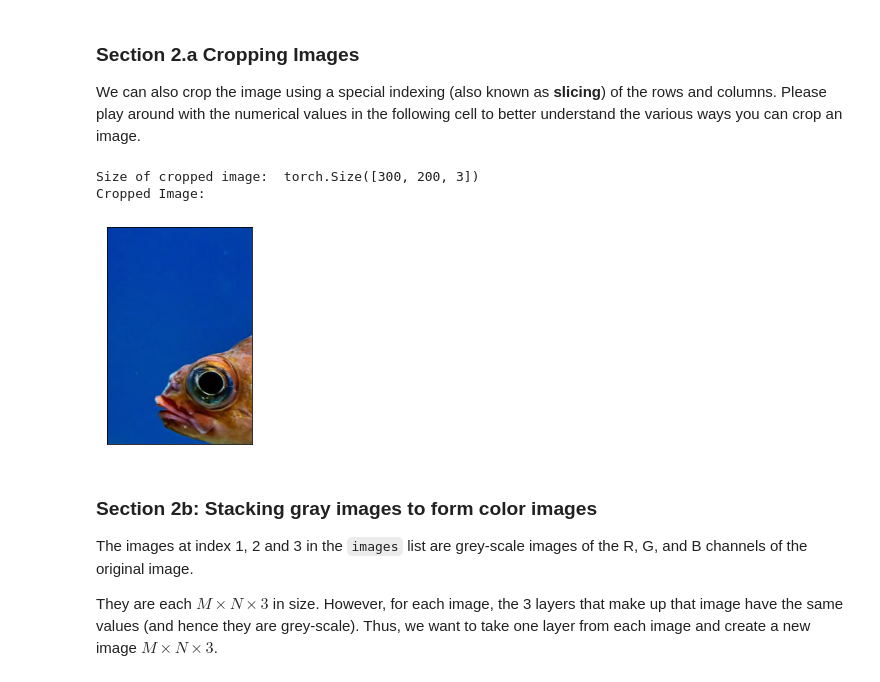
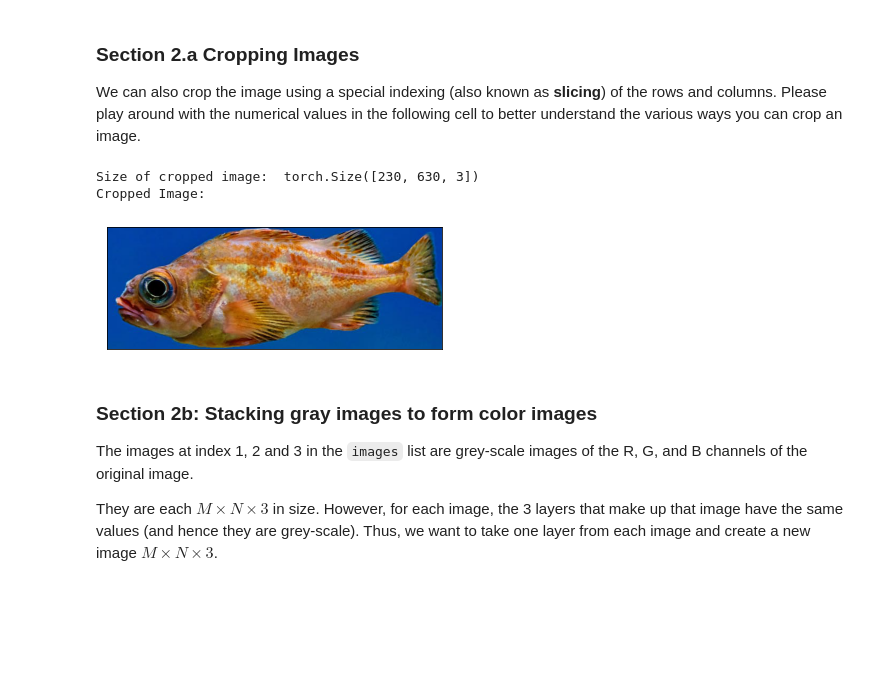
Before and after one commit to AaronLopes/vision-projs, a Jupyter notebook: proj0_release/proj0_code/proj0.ipynb, the cells around one changed output. Saved outputs shown, nothing was run; the diff lists cells and outputs as text; code cells hidden in the pictures; blank space fills up the shorter version.

```diff
--- a/proj0_release/proj0_code/proj0.ipynb
+++ b/proj0_release/proj0_code/proj0.ipynb
@@ -339,18 +339,18 @@ Blue component of image:
 
 We can also crop the image using a special indexing (also known as **slicing**) of the rows and columns. Please play around with the numerical values in the following cell to better understand the various ways you can crop an image.
 # %%
-cropped_image = im[100:400, 100:300, :]
+cropped_image = im[200:430, 150:780, :]
 
 print("Size of cropped image: ", cropped_image.size())
 
 print("Cropped Image: ")
 fig = plt.imshow(cropped_image)
 fig.axes.get_xaxis().set_visible(False)
 fig.axes.get_yaxis().set_visible(False)
 # %% [output]
-Size of cropped image:  torch.Size([300, 200, 3])
+Size of cropped image:  torch.Size([230, 630, 3])
 Cropped Image:
-[figure, old version]
+[figure, new version]
 # %% [markdown]
 ### Section 2b: Stacking gray images to form color images
 
```
Also changed, not shown: parts of 5 cells of this notebook, 5 other files.
